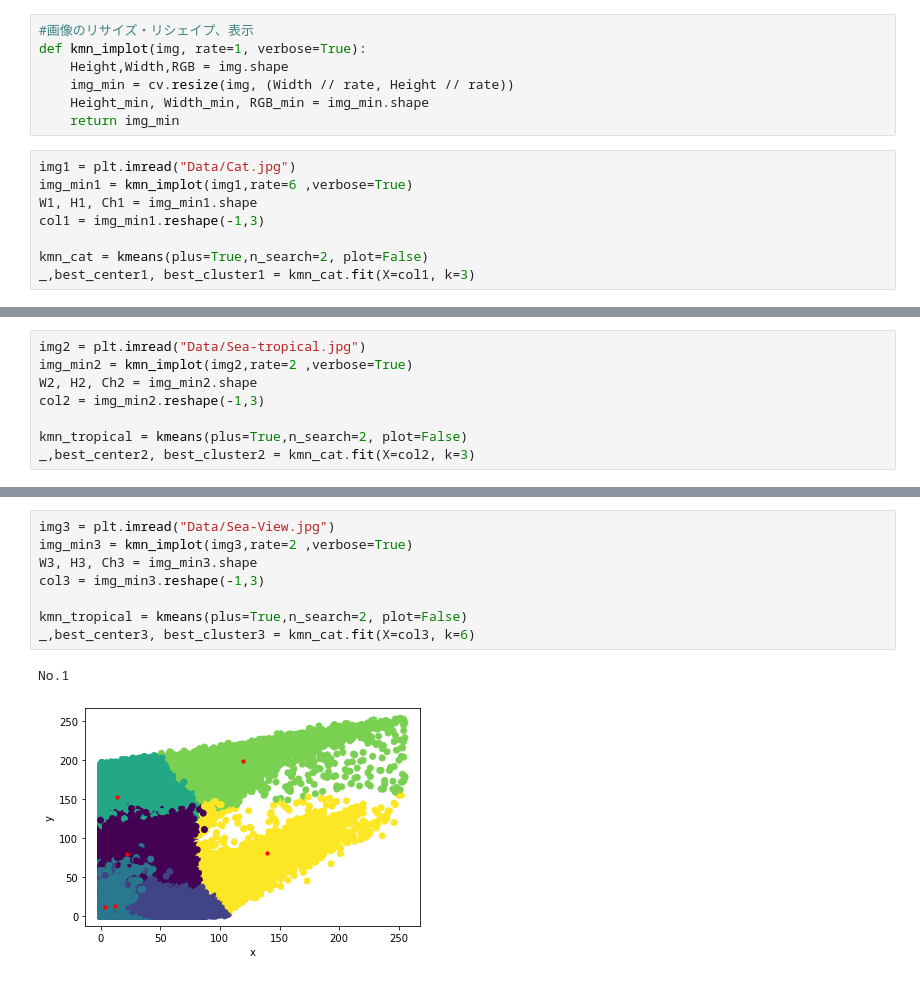
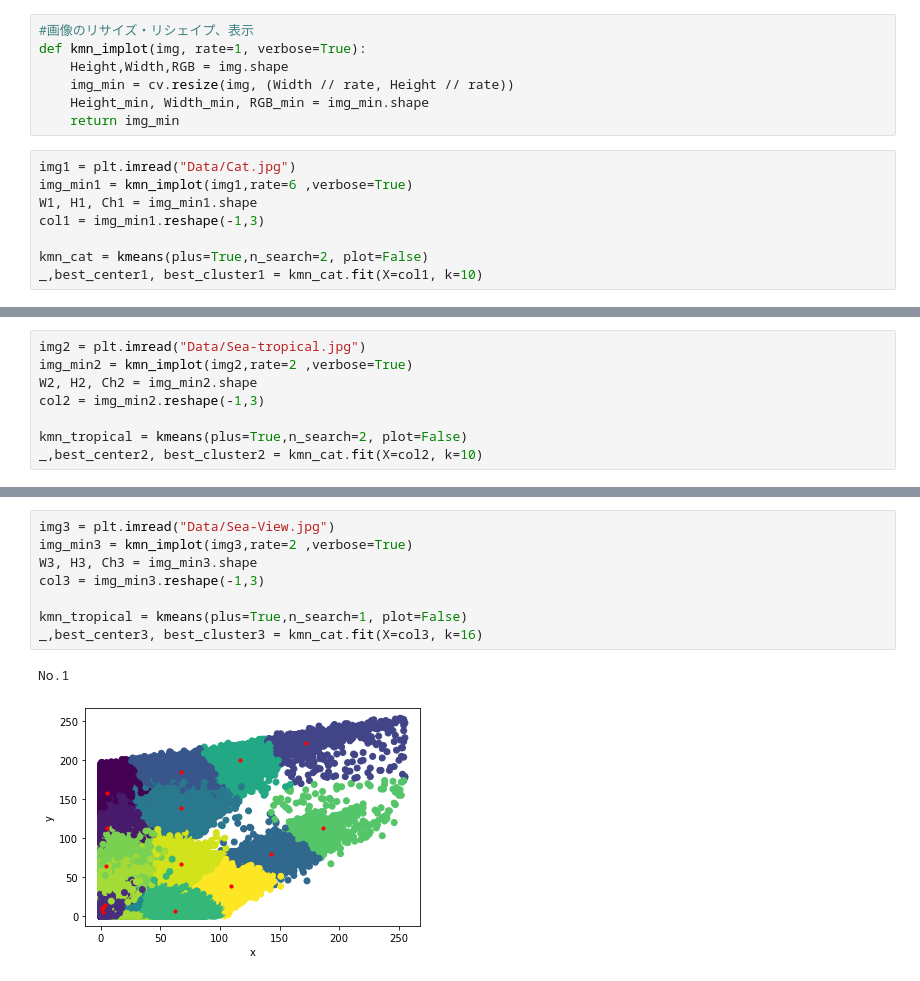
Before and after one commit to Go-to-Ray/Youtube_AI, a Jupyter notebook: Clusetering/k-means/k-means-fullscratch.ipynb, the cells around one changed output, grey strips where cells are left out. Drawn from its saved outputs; the diff is of its cells as text.

Commit message:
k-means update
Reduce Color from image.

```diff
--- a/Clusetering/k-means/k-means-fullscratch.ipynb
+++ b/Clusetering/k-means/k-means-fullscratch.ipynb
@@ -191,6 +193,6 @@ W1, H1, Ch1 = img_min1.shape
 col1 = img_min1.reshape(-1,3)
 
 kmn_cat = kmeans(plus=True,n_search=2, plot=False)
-_,best_center1, best_cluster1 = kmn_cat.fit(X=col1, k=3)
+_,best_center1, best_cluster1 = kmn_cat.fit(X=col1, k=10)
 # %% [output]
 No.1
@@ -233,6 +240,6 @@ W2, H2, Ch2 = img_min2.shape
 col2 = img_min2.reshape(-1,3)
 
 kmn_tropical = kmeans(plus=True,n_search=2, plot=False)
-_,best_center2, best_cluster2 = kmn_cat.fit(X=col2, k=3)
+_,best_center2, best_cluster2 = kmn_cat.fit(X=col2, k=10)
 # %% [output]
 No.1
@@ -271,14 +278,14 @@ plt.show()
 # %%
 img3 = plt.imread("Data/Sea-View.jpg")
 img_min3 = kmn_implot(img3,rate=2 ,verbose=True)
 W3, H3, Ch3 = img_min3.shape
 col3 = img_min3.reshape(-1,3)
 
-kmn_tropical = kmeans(plus=True,n_search=2, plot=False)
-_,best_center3, best_cluster3 = kmn_cat.fit(X=col3, k=6)
+kmn_tropical = kmeans(plus=True,n_search=1, plot=False)
+_,best_center3, best_cluster3 = kmn_cat.fit(X=col3, k=16)
 # %% [output]
 No.1
-[figure, old version]
+[figure, new version]
 # %%
 #プロットしてみる
 fig = plt.figure()
```
Also changed, not shown: parts of 11 cells of this notebook.
